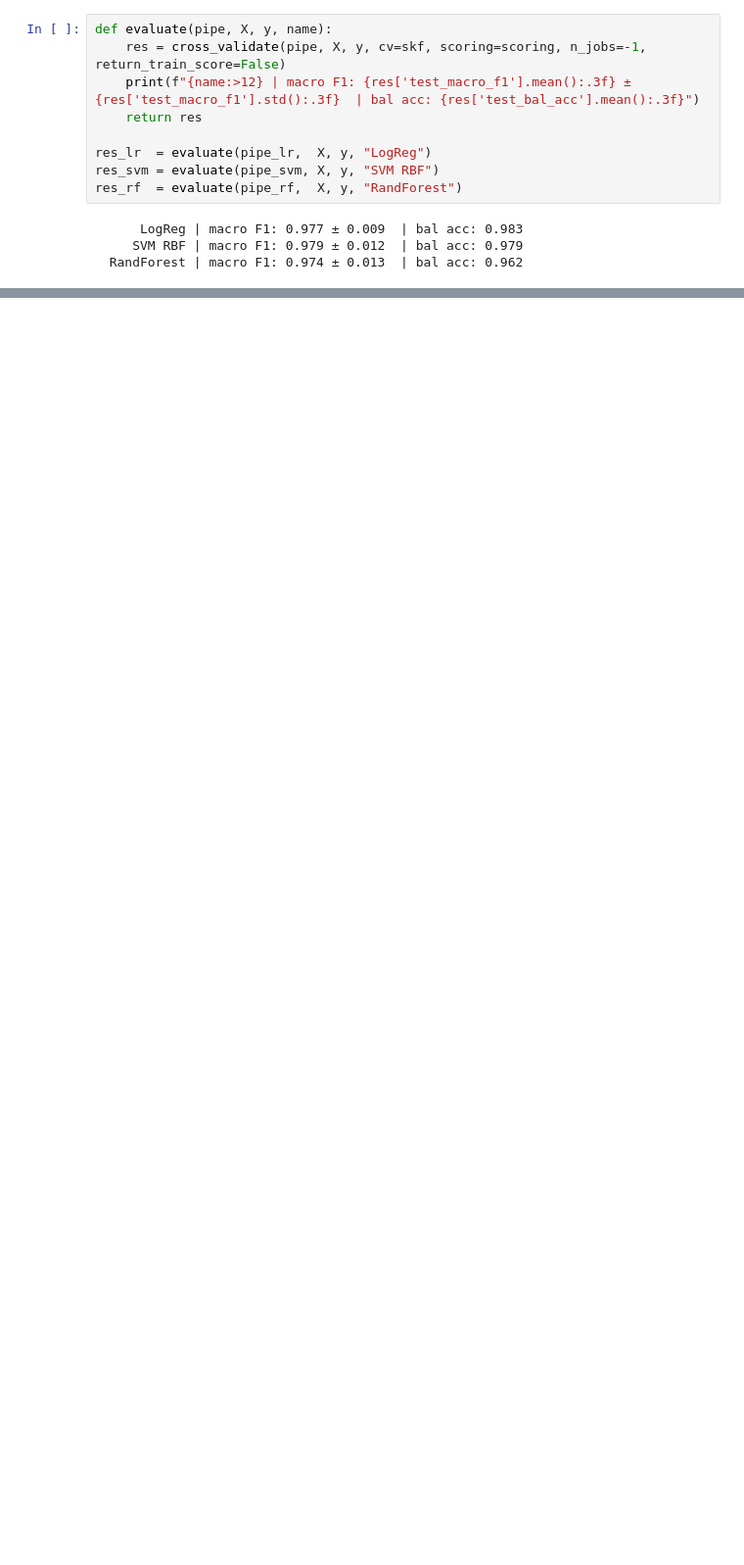
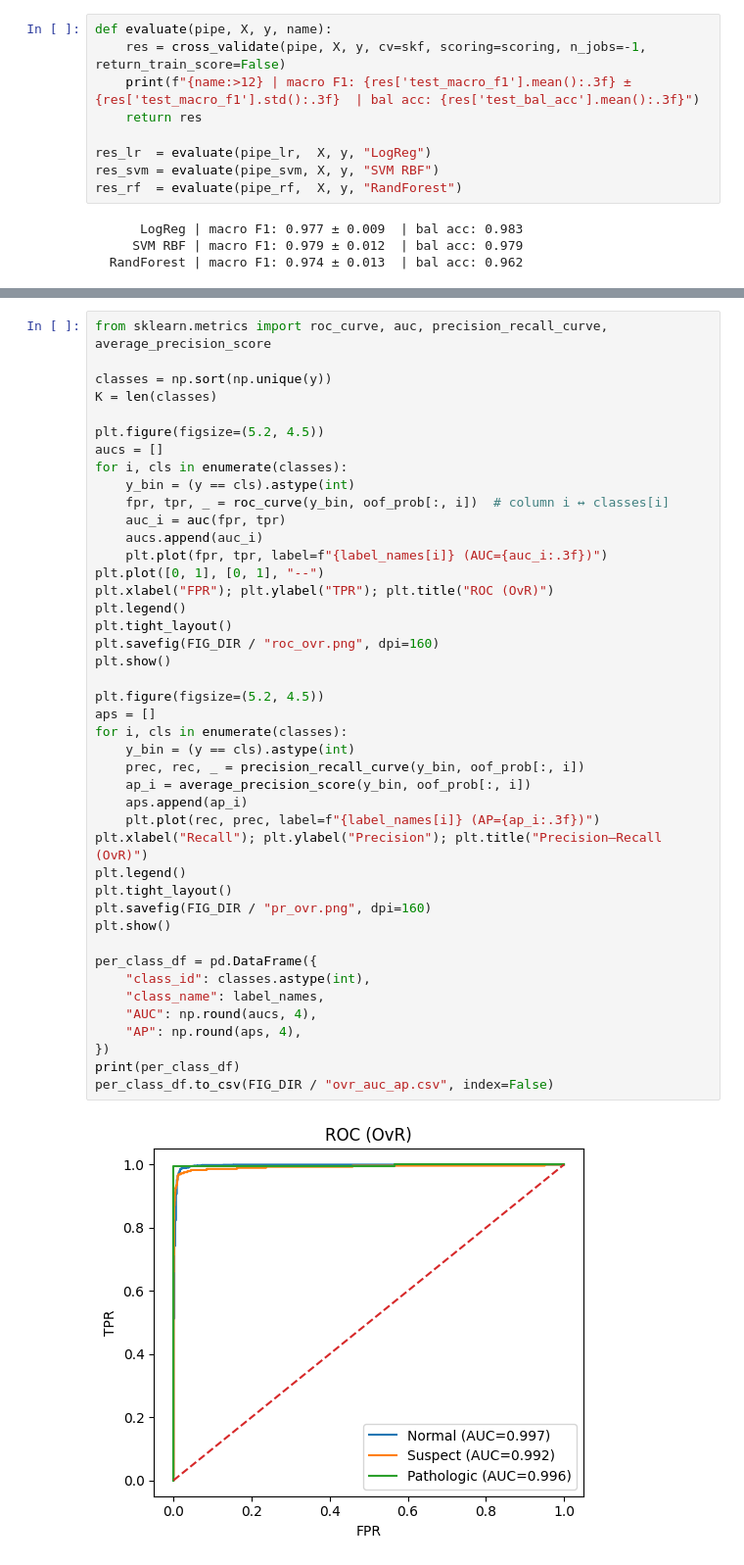
Before and after one commit to Jess1745/cardiotocography-project-, a Jupyter notebook: src/features.ipynb, the cells around one changed output, grey strips where cells are left out. Shown at 98% size. Cells and saved outputs as stored; diff of their text form; blank space fills up the shorter version.

```diff
--- a/src/features.ipynb
+++ b/src/features.ipynb
@@ -159,0 +309,45 @@ Pipeline(steps=[('prep',
+# %%
+from sklearn.metrics import roc_curve, auc, precision_recall_curve, average_precision_score
+
+classes = np.sort(np.unique(y))
+K = len(classes)
+
+plt.figure(figsize=(5.2, 4.5))
+aucs = []
+for i, cls in enumerate(classes):
+    y_bin = (y == cls).astype(int)
+    fpr, tpr, _ = roc_curve(y_bin, oof_prob[:, i])  # column i ↔ classes[i]
+    auc_i = auc(fpr, tpr)
+    aucs.append(auc_i)
+    plt.plot(fpr, tpr, label=f"{label_names[i]} (AUC={auc_i:.3f})")
+plt.plot([0, 1], [0, 1], "--")
+plt.xlabel("FPR"); plt.ylabel("TPR"); plt.title("ROC (OvR)")
+plt.legend()
+plt.tight_layout()
+plt.savefig(FIG_DIR / "roc_ovr.png", dpi=160)
+plt.show()
+
+plt.figure(figsize=(5.2, 4.5))
+aps = []
+for i, cls in enumerate(classes):
+    y_bin = (y == cls).astype(int)
+    prec, rec, _ = precision_recall_curve(y_bin, oof_prob[:, i])
+    ap_i = average_precision_score(y_bin, oof_prob[:, i])
+    aps.append(ap_i)
+    plt.plot(rec, prec, label=f"{label_names[i]} (AP={ap_i:.3f})")
+plt.xlabel("Recall"); plt.ylabel("Precision"); plt.title("Precision–Recall (OvR)")
+plt.legend()
+plt.tight_layout()
+plt.savefig(FIG_DIR / "pr_ovr.png", dpi=160)
+plt.show()
+
+per_class_df = pd.DataFrame({
+    "class_id": classes.astype(int),
+    "class_name": label_names,
+    "AUC": np.round(aucs, 4),
+    "AP": np.round(aps, 4),
+})
+print(per_class_df)
+per_class_df.to_csv(FIG_DIR / "ovr_auc_ap.csv", index=False)
+# %% [output]
+[figure, added]
```
Also changed, not shown: parts of 9 cells of this notebook.
